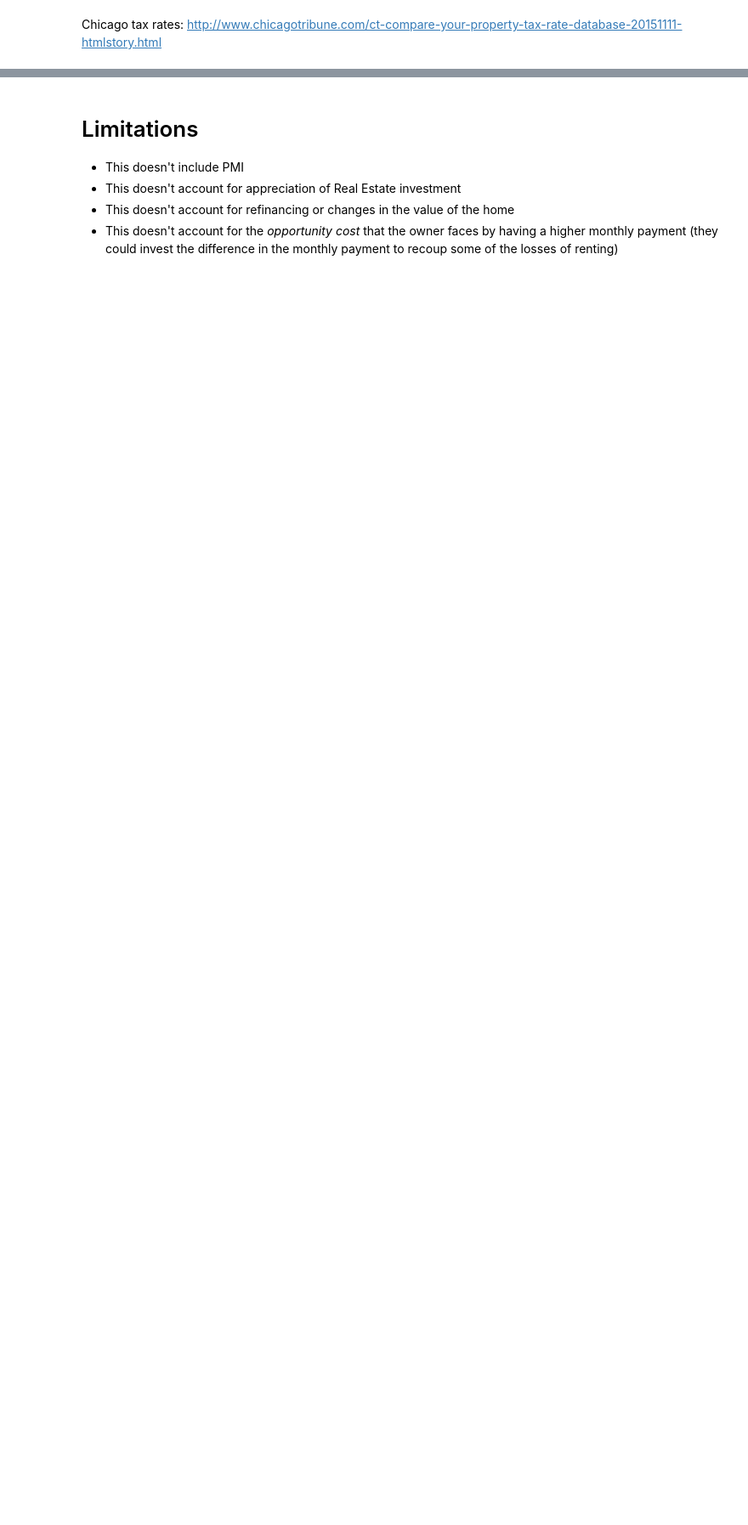
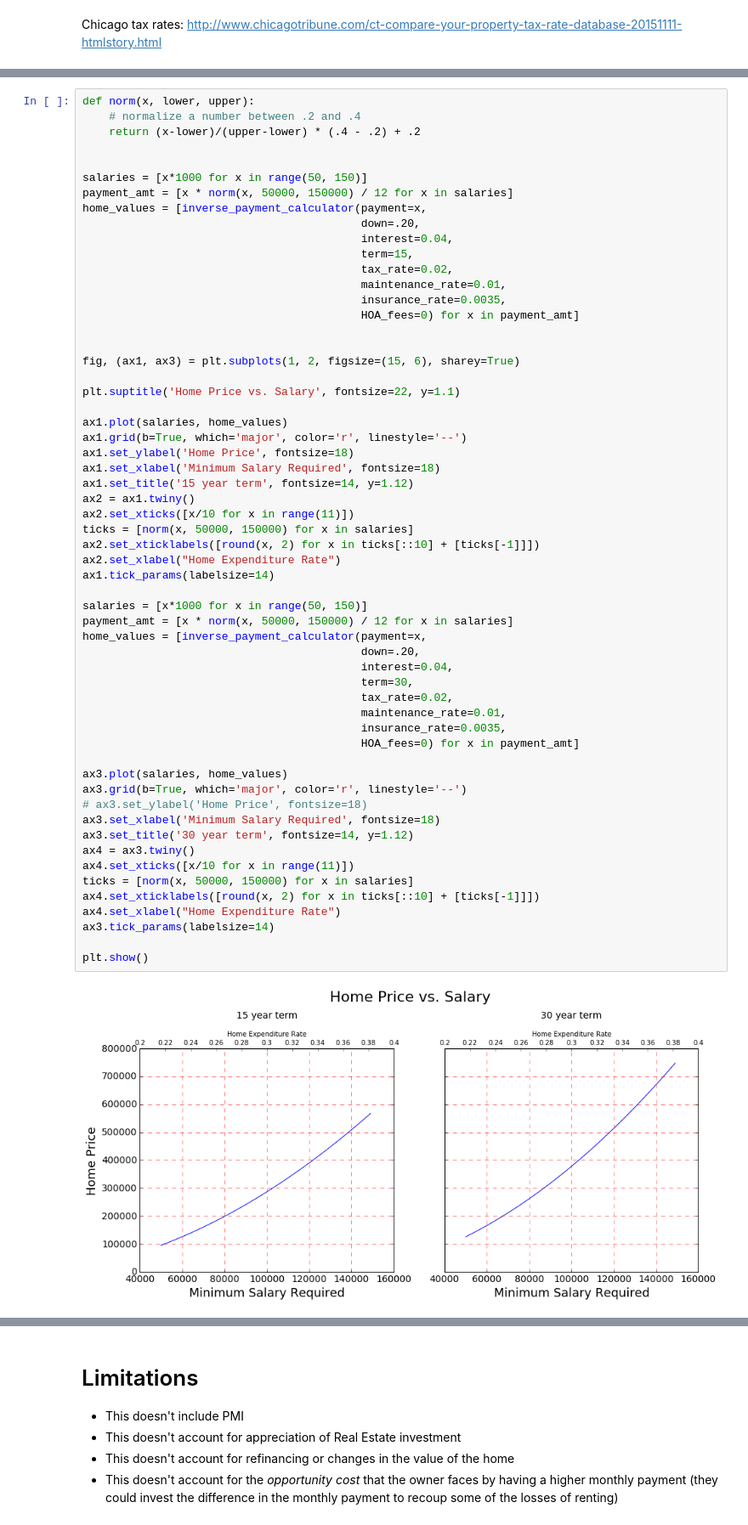
Before and after one commit to dkmehrmann/-deprecated-dkmehrmann.github.io, a Jupyter notebook: _ipynb/drafts/mortgage_calculator.ipynb, the cells around one changed output, grey strips where cells are left out. Shown at 85% size. Cells and saved outputs as stored; diff of their text form; blank space fills up the shorter version.

```diff
--- a/_ipynb/drafts/mortgage_calculator.ipynb
+++ b/_ipynb/drafts/mortgage_calculator.ipynb
@@ -121,0 +209,60 @@ Savings over Renting           $ 84,693.52
+# %%
+def norm(x, lower, upper):
+    # normalize a number between .2 and .4
+    return (x-lower)/(upper-lower) * (.4 - .2) + .2
+
+
+salaries = [x*1000 for x in range(50, 150)]
+payment_amt = [x * norm(x, 50000, 150000) / 12 for x in salaries]
+home_values = [inverse_payment_calculator(payment=x,
+                                          down=.20,
+                                          interest=0.04,
+                                          term=15,
+                                          tax_rate=0.02,
+                                          maintenance_rate=0.01,
+                                          insurance_rate=0.0035,
+                                          HOA_fees=0) for x in payment_amt]
+
+
+fig, (ax1, ax3) = plt.subplots(1, 2, figsize=(15, 6), sharey=True)
+
+plt.suptitle('Home Price vs. Salary', fontsize=22, y=1.1)
+
+ax1.plot(salaries, home_values)
+ax1.grid(b=True, which='major', color='r', linestyle='--')
+ax1.set_ylabel('Home Price', fontsize=18)
+ax1.set_xlabel('Minimum Salary Required', fontsize=18)
+ax1.set_title('15 year term', fontsize=14, y=1.12)
+ax2 = ax1.twiny()
+ax2.set_xticks([x/10 for x in range(11)])
+ticks = [norm(x, 50000, 150000) for x in salaries]
+ax2.set_xticklabels([round(x, 2) for x in ticks[::10] + [ticks[-1]]])
+ax2.set_xlabel("Home Expenditure Rate")
+ax1.tick_params(labelsize=14)
+
+salaries = [x*1000 for x in range(50, 150)]
+payment_amt = [x * norm(x, 50000, 150000) / 12 for x in salaries]
+home_values = [inverse_payment_calculator(payment=x,
+                                          down=.20,
+                                          interest=0.04,
+                                          term=30,
+                                          tax_rate=0.02,
+                                          maintenance_rate=0.01,
+                                          insurance_rate=0.0035,
+                                          HOA_fees=0) for x in payment_amt]
+
+ax3.plot(salaries, home_values)
+ax3.grid(b=True, which='major', color='r', linestyle='--')
+# ax3.set_ylabel('Home Price', fontsize=18)
+ax3.set_xlabel('Minimum Salary Required', fontsize=18)
+ax3.set_title('30 year term', fontsize=14, y=1.12)
+ax4 = ax3.twiny()
+ax4.set_xticks([x/10 for x in range(11)])
+ticks = [norm(x, 50000, 150000) for x in salaries]
+ax4.set_xticklabels([round(x, 2) for x in ticks[::10] + [ticks[-1]]])
+ax4.set_xlabel("Home Expenditure Rate")
+ax3.tick_params(labelsize=14)
+
+plt.show()
+# %% [output]
+[figure, added]
```
Also changed, not shown: parts of 11 cells of this notebook.
